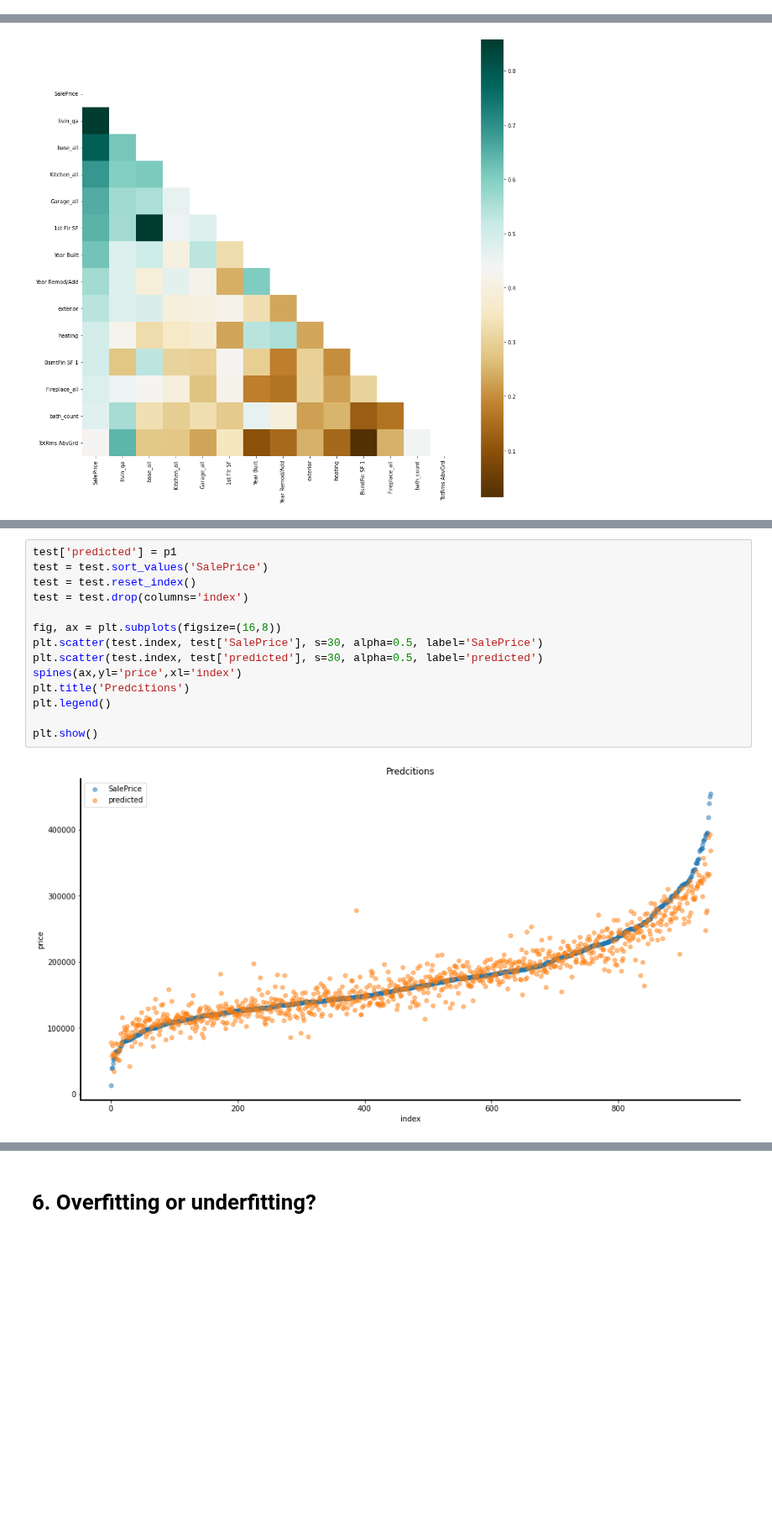
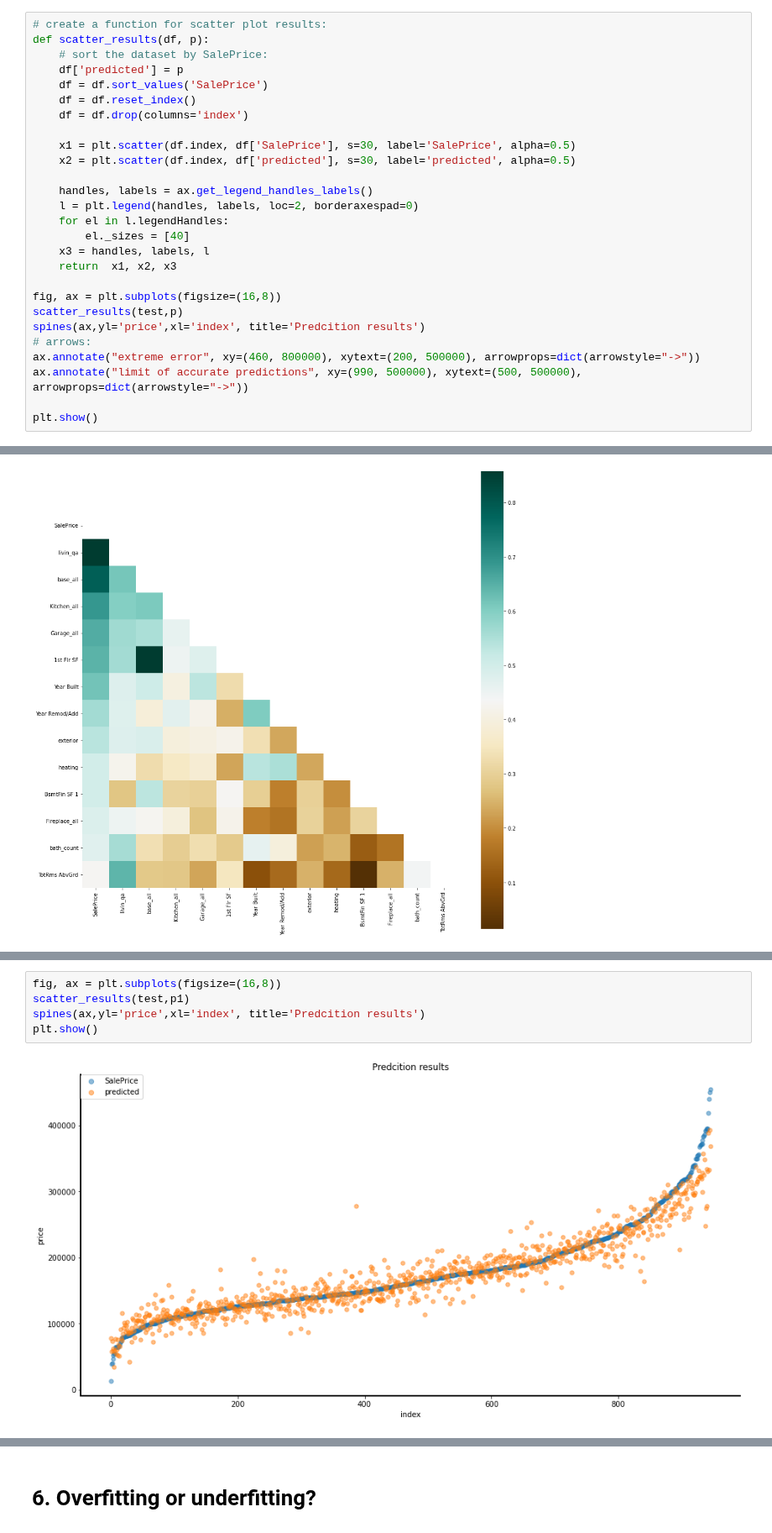
Before and after one commit to grumpyclimber/portfolio, a Jupyter notebook: ML_house_prices/houses_1-final.ipynb, the cells around one changed output, grey strips where cells are left out. Shown at 84% size. Cells and saved outputs as stored; diff of their text form; blank space fills up the shorter version.

```diff
--- a/ML_house_prices/houses_1-final.ipynb
+++ b/ML_house_prices/houses_1-final.ipynb
@@ -223,0 +203,27 @@ plt.show()
+# %%
+# create a function for scatter plot results:
+def scatter_results(df, p):
+    # sort the dataset by SalePrice:
+    df['predicted'] = p
+    df = df.sort_values('SalePrice')
+    df = df.reset_index()
+    df = df.drop(columns='index')
+
+    x1 = plt.scatter(df.index, df['SalePrice'], s=30, label='SalePrice', alpha=0.5)
+    x2 = plt.scatter(df.index, df['predicted'], s=30, label='predicted', alpha=0.5)
+
+    handles, labels = ax.get_legend_handles_labels()
+    l = plt.legend(handles, labels, loc=2, borderaxespad=0)
+    for el in l.legendHandles:
+        el._sizes = [40]
+    x3 = handles, labels, l
+    return  x1, x2, x3
+
+fig, ax = plt.subplots(figsize=(16,8))
+scatter_results(test,p)
+spines(ax,yl='price',xl='index', title='Predcition results')
+# arrows:
+ax.annotate("extreme error", xy=(460, 800000), xytext=(200, 500000), arrowprops=dict(arrowstyle="->"))
+ax.annotate("limit of accurate predictions", xy=(990, 500000), xytext=(500, 500000), arrowprops=dict(arrowstyle="->"))
+
+plt.show()
@@ -620,21 +629,12 @@ rmse
 # %% [output]
 21436.11201687847
 # %%
-test['predicted'] = p1
-test = test.sort_values('SalePrice')
-test = test.reset_index()
-test = test.drop(columns='index')
-
 fig, ax = plt.subplots(figsize=(16,8))
-plt.scatter(test.index, test['SalePrice'], s=30, alpha=0.5, label='SalePrice')
-plt.scatter(test.index, test['predicted'], s=30, alpha=0.5, label='predicted')
-spines(ax,yl='price',xl='index')
-plt.title('Predcitions')
-plt.legend()
-
+scatter_results(test,p1)
+spines(ax,yl='price',xl='index', title='Predcition results')
 plt.show()
 # %% [output]
-[figure, old version]
+[figure, new version]
 # %% [markdown]
 <a id='over'></a>
 # %% [markdown]
```
Also changed, not shown: parts of 15 cells of this notebook.
